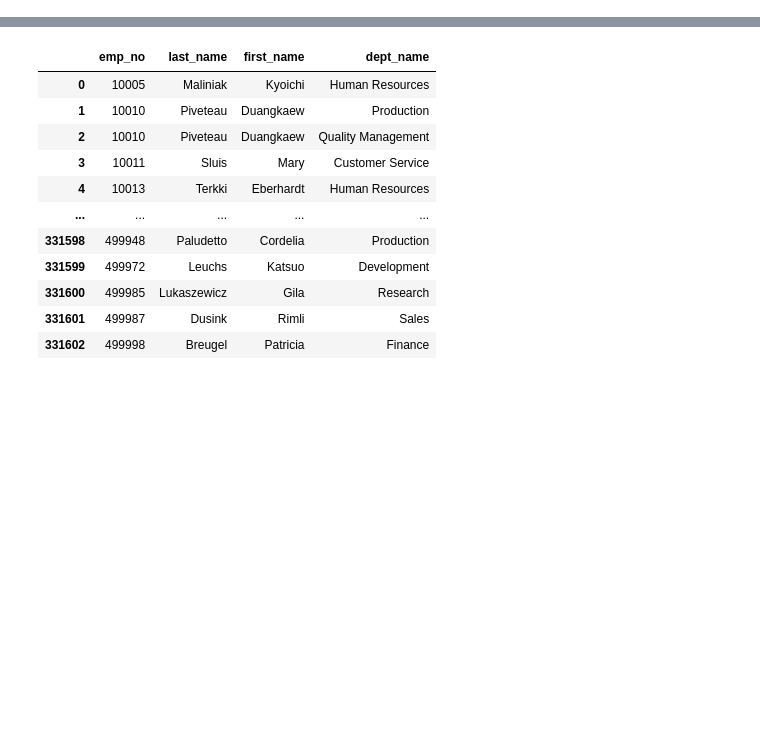
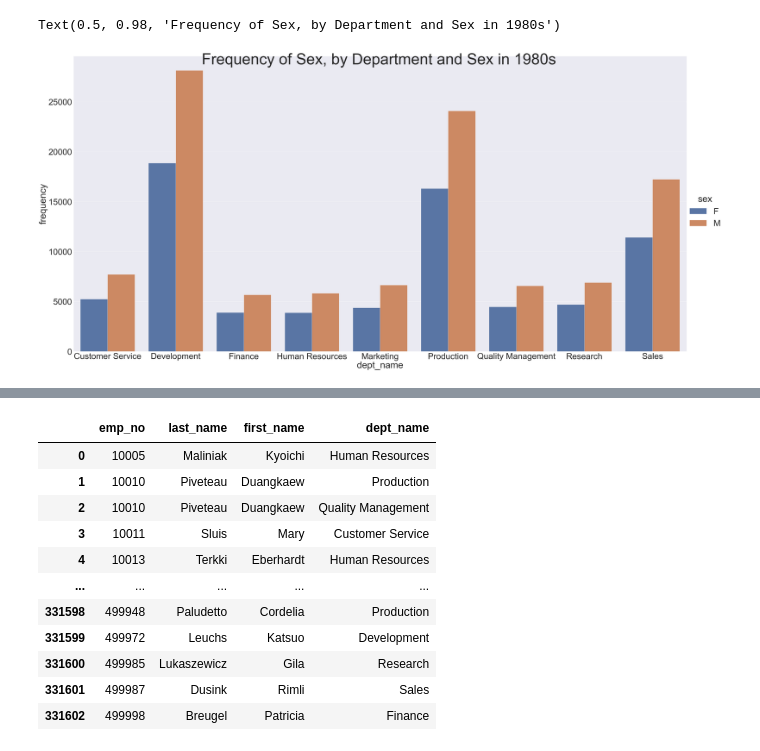
Before and after one commit to DylanRCastillo/HP-Employee-Analysis, a Jupyter notebook: Connecting to Database/main.ipynb, the cells around one changed output, grey strips where cells are left out. Saved outputs shown, nothing was run; the diff lists cells and outputs as text; code cells hidden in the pictures; blank space fills up the shorter version.

Commit message:
additional charts

```diff
--- a/Connecting to Database/main.ipynb
+++ b/Connecting to Database/main.ipynb
@@ -67,0 +43,16 @@ salaries.head()
+# %%
+# List the department, sex, frequency of sex for employees who were hired in 1980s
+employees_1980s = pd.read_sql(
+    "SELECT dtt.dept_name, e.sex, COUNT(e.sex) AS frequency " +
+    "FROM departments AS dtt INNER JOIN dept_emp AS de ON dtt.dept_no=de.dept_no " +
+    "LEFT JOIN employees AS e ON de.emp_no = e.emp_no " +
+    "WHERE e.hire_date BETWEEN '01/01/1980' AND '12/31/1989' " +
+    "GROUP BY dtt.dept_name, e.sex;", conn)
+
+# List the department, sex, frequency of sex for employees who were hired in 1990s
+employees_1990s = pd.read_sql(
+    "SELECT dtt.dept_name, e.sex, COUNT(e.sex) AS frequency " +
+    "FROM departments AS dtt INNER JOIN dept_emp AS de ON dtt.dept_no=de.dept_no " +
+    "LEFT JOIN employees AS e ON de.emp_no = e.emp_no " +
+    "WHERE e.hire_date BETWEEN '01/01/1990' AND '12/31/1999' " +
+    "GROUP BY dtt.dept_name, e.sex; ", conn)
@@ -67,0 +109,9 @@ salaries.head()
+# %%
+#Visualize the 1980s sex frequency by department and sex
+sns.set(font_scale=5)
+plot = sns.catplot(data=employees_1980s,kind='bar',x='dept_name',y='frequency',hue='sex', height=30, aspect=2)
+plot.fig.suptitle("Frequency of Sex, by Department and Sex in 1980s",
+                  fontsize=100, fontdict={"weight": "bold"})
+# %% [output]
+Text(0.5, 0.98, 'Frequency of Sex, by Department and Sex in 1980s')
+[figure, added]
```
Also changed, not shown: parts of 32 cells of this notebook, 7 other files.
